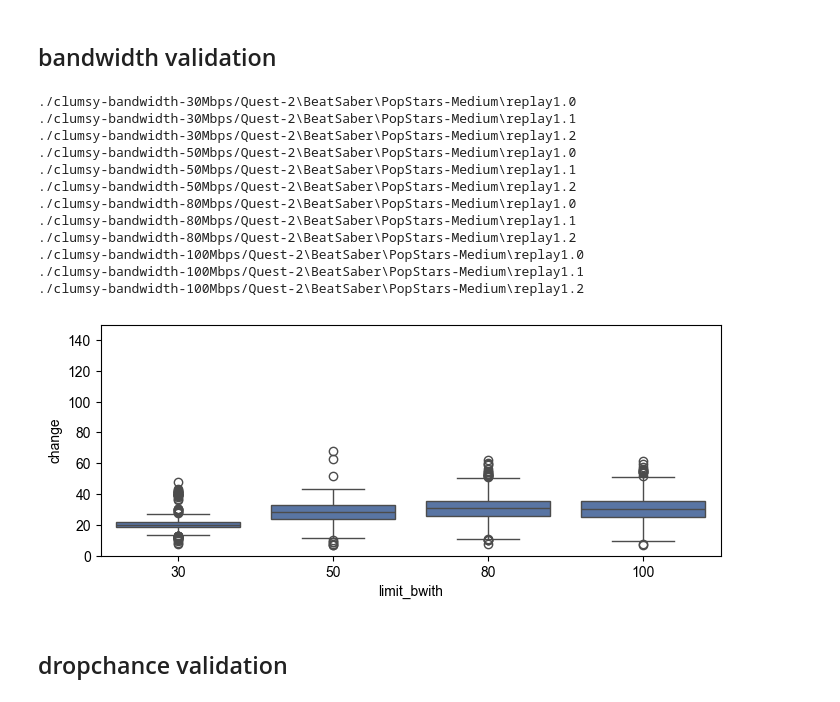
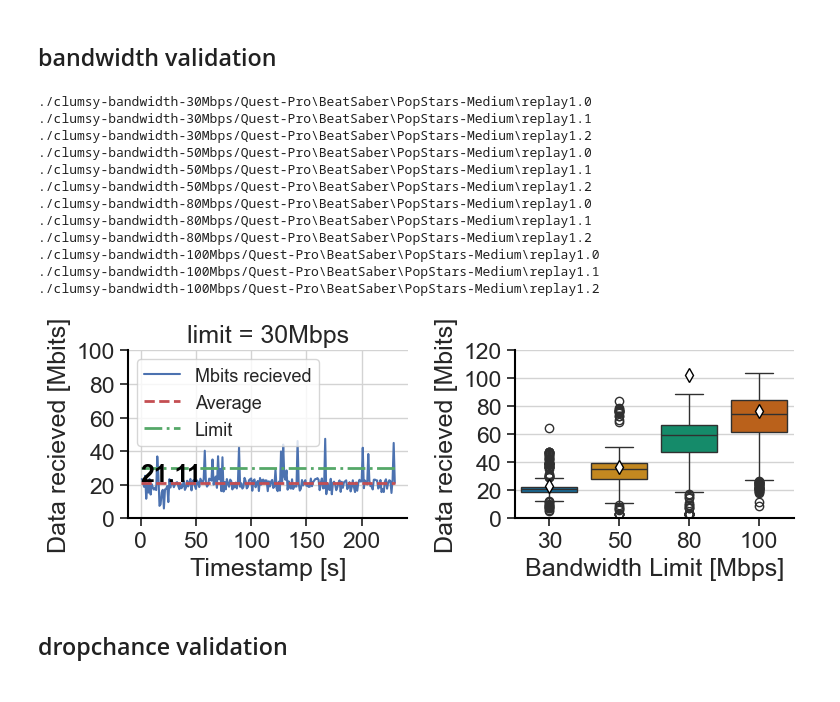
Before and after one commit to Raiduy/librnr-experiments, a Jupyter notebook: analysis_network.ipynb, the cells around one changed output. Cells and saved outputs as stored; diff of their text form; code cells hidden in the pictures.

Commit message:
Update Bandwidth limits figure

```diff
--- a/analysis_network.ipynb
+++ b/analysis_network.ipynb
@@ -105,11 +132,6 @@ df
 import pandas as pd
 import matplotlib.pyplot as plt
 import seaborn as sns
-
-plt.rcParams['font.family'] = 'Arial'
-custom_params = {"axes.spines.right": False, "axes.spines.top": False, "axes.grid": True, "axes.linewidth": 2.0}
-# sns.set_theme(style="whitegrid", rc=custom_params)
-sns.set_palette("deep")
 
 def to_mbit(bytes):
     return (bytes * 8) / 1048576
@@ -124,7 +146,8 @@ def dataframe_add_timestamp(file_path : str, df : pd.DataFrame, col_name :str =
         df.insert(0, col_name, data)
 
 def makeFig(limit, ax):
-    sns.set(font_scale=1.5)
+    sns.set_theme(style="whitegrid", rc=custom_params, font_scale=1.5)
+
     network_df = pd.read_csv(f"./clumsy-bandwidth-{limit}Mbps/Quest-Pro/BeatSaber/PopStars-Medium/replay1.0/net_dev.csv")
 
     network_df = network_df[network_df['interface'] == 'wlan0']
@@ -170,48 +193,46 @@ def get_network_stats(bandwidth_limit, device):
 limits = pd.DataFrame()
 for limit in [30, 50, 80, 100]:
     # for device in ['Quest-Pro', 'Quest-2']:
-    df = get_network_stats(limit, 'Quest-2')
+    df = get_network_stats(limit, 'Quest-Pro')
     limits = pd.concat([limits, df])
 
 limits = limits.reset_index()
-
-fig, ax = plt.subplots(figsize = (8,3))
-sns.boxplot(x='limit_bwith', y='change', data=limits)
-ax.set_ylim(0,150)
-plt.show()
 # %% [output]
-./clumsy-bandwidth-30Mbps/Quest-2\BeatSaber\PopStars-Medium\replay1.0
-./clumsy-bandwidth-30Mbps/Quest-2\BeatSaber\PopStars-Medium\replay1.1
-./clumsy-bandwidth-30Mbps/Quest-2\BeatSaber\PopStars-Medium\replay1.2
-./clumsy-bandwidth-50Mbps/Quest-2\BeatSaber\PopStars-Medium\replay1.0
-./clumsy-bandwidth-50Mbps/Quest-2\BeatSaber\PopStars-Medium\replay1.1
-./clumsy-bandwidth-50Mbps/Quest-2\BeatSaber\PopStars-Medium\replay1.2
-./clumsy-bandwidth-80Mbps/Quest-2\BeatSaber\PopStars-Medium\replay1.0
-./clumsy-bandwidth-80Mbps/Quest-2\BeatSaber\PopStars-Medium\replay1.1
-./clumsy-bandwidth-80Mbps/Quest-2\BeatSaber\PopStars-Medium\replay1.2
-./clumsy-bandwidth-100Mbps/Quest-2\BeatSaber\PopStars-Medium\replay1.0
-./clumsy-bandwidth-100Mbps/Quest-2\BeatSaber\PopStars-Medium\replay1.1
-./clumsy-bandwidth-100Mbps/Quest-2\BeatSaber\PopStars-Medium\replay1.2
+./clumsy-bandwidth-30Mbps/Quest-Pro\BeatSaber\PopStars-Medium\replay1.0
+./clumsy-bandwidth-30Mbps/Quest-Pro\BeatSaber\PopStars-Medium\replay1.1
+./clumsy-bandwidth-30Mbps/Quest-Pro\BeatSaber\PopStars-Medium\replay1.2
+./clumsy-bandwidth-50Mbps/Quest-Pro\BeatSaber\PopStars-Medium\replay1.0
+./clumsy-bandwidth-50Mbps/Quest-Pro\BeatSaber\PopStars-Medium\replay1.1
+./clumsy-bandwidth-50Mbps/Quest-Pro\BeatSaber\PopStars-Medium\replay1.2
+./clumsy-bandwidth-80Mbps/Quest-Pro\BeatSaber\PopStars-Medium\replay1.0
+./clumsy-bandwidth-80Mbps/Quest-Pro\BeatSaber\PopStars-Medium\replay1.1
+./clumsy-bandwidth-80Mbps/Quest-Pro\BeatSaber\PopStars-Medium\replay1.2
+./clumsy-bandwidth-100Mbps/Quest-Pro\BeatSaber\PopStars-Medium\replay1.0
+./clumsy-bandwidth-100Mbps/Quest-Pro\BeatSaber\PopStars-Medium\replay1.1
+./clumsy-bandwidth-100Mbps/Quest-Pro\BeatSaber\PopStars-Medium\replay1.2
-[figure, removed]
 # %%
+fig, axes = plt.subplots(1, 2, figsize=(8, 3.1))
+sns.set_theme(style="whitegrid", rc=custom_params, font_scale=1.5)
 
-fig, axes = plt.subplots(2, 1, figsize=(8, 6), sharey=True)
+error0 = makeFig(30, axes[0])
 
-sns.set_theme(palette='deep')
-sns.set(font_scale=1.5)
+axes[0].set_yticks([0, 20, 40, 60, 80, 100])
+axes[0].set_xticks([0, 50, 100, 150, 200])
+axes[0].legend(fontsize=13)
 
-error0 = makeFig(30, axes[0,0])
+# fig, ax = plt.subplots(figsize = (8,3))
+sns.boxplot(x='limit_bwith', y='change', data=limits, ax=axes[1], showmeans=True, meanprops=custom_mean, palette='colorblind')
+axes[1].set_xlabel('Bandwidth Limit [Mbps]')
+axes[1].set_ylabel('Data recieved [Mbits]')
+axes[1].set_yticks([0, 20, 40, 60, 80, 100, 120])
+axes[1].set_ylim(0, 120)
 
-axes[0,0].set_yticks([0, 20, 40, 60, 80, 100])
-axes[0,0].set_xticks([0, 50, 100, 150, 200, 250])
-
-
-
-axes[0,0].legend(fontsize=13)
 plt.tight_layout()
 
 plt.savefig('./figures/clumsy-val/mbits-recieved-clumzy-validation-overview.pdf', format='pdf')
 plt.show()
+# %% [output]
+[figure, added]
 # %% [markdown]
 ## dropchance validation
 # %%
```
Also changed, not shown: parts of 2 cells of this notebook, 1 other file.
